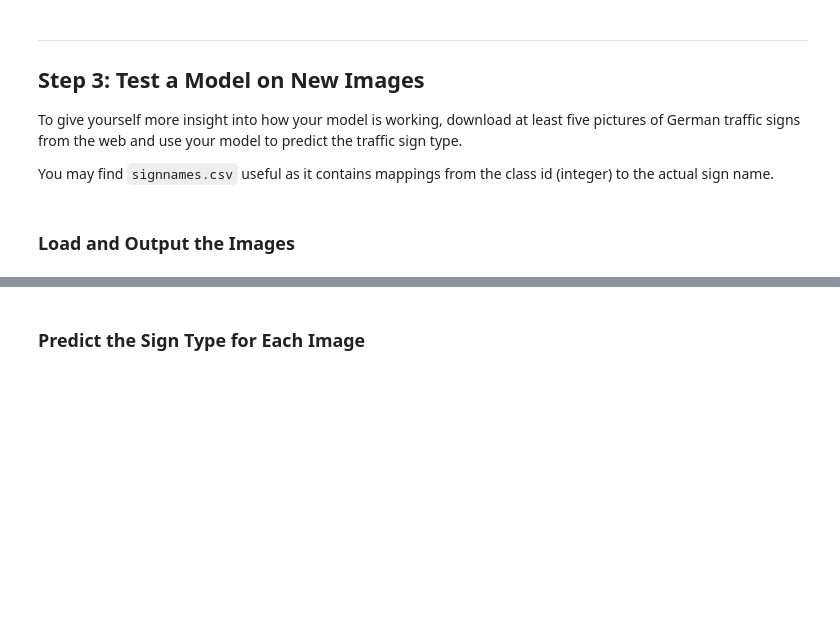
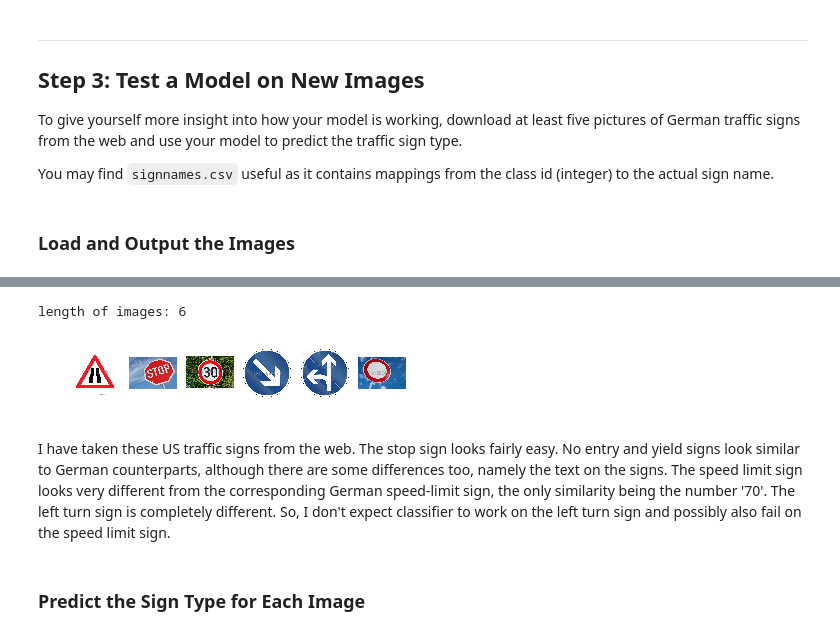
Before and after one commit to Nazanin1369/TrafficSignsClassifier, a Jupyter notebook: Traffic_Sign_Classifier.ipynb, the cells around one changed output, grey strips where cells are left out. Drawn from its saved outputs; the diff is of its cells as text; code cells hidden in the pictures; blank space fills up the shorter version.

```diff
--- a/Traffic_Sign_Classifier.ipynb
+++ b/Traffic_Sign_Classifier.ipynb
@@ -872,2 +910,24 @@ You may find `signnames.csv` useful as it contains mappings from the class id (i
+# %%
+img_files = glob.glob('myData/*.jpg')
+n_new = len(img_files)
+
+
+print('length of images: {}'.format(n_new))
+
+new_data = np.zeros((n_new, 32,32,3), dtype=np.uint8)
+fig, ax = plt.subplots(1, n_new)
+
+for i in range(n_new) :
+    img = plt.imread(img_files[i])
+    ax[i].imshow(img)
+    ax[i].axis('off')
+    img = cv2.resize(img, (32,32), interpolation=cv2.INTER_AREA) # resize to 32x32
+    new_data[i] = img
+# %% [output]
+length of images: 6
+[figure, added]
+# %% [markdown]
+
+I have taken these US traffic signs from the web. The stop sign looks fairly easy. No entry and yield signs look similar to German counterparts, although there are some differences too, namely the text on the signs. The speed limit sign looks very different from the corresponding German speed-limit sign, the only similarity being the number '70'. The left turn sign is completely different. So, I don't expect classifier to work on the left turn sign and possibly also fail on the speed limit sign.
 # %% [markdown]
 ### Predict the Sign Type for Each Image
```
Also changed, not shown: parts of 27 cells of this notebook, 9 other files.
